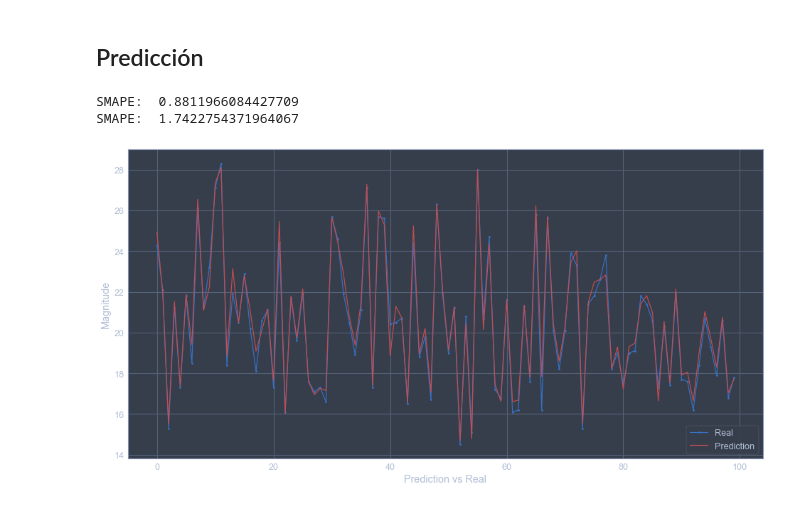
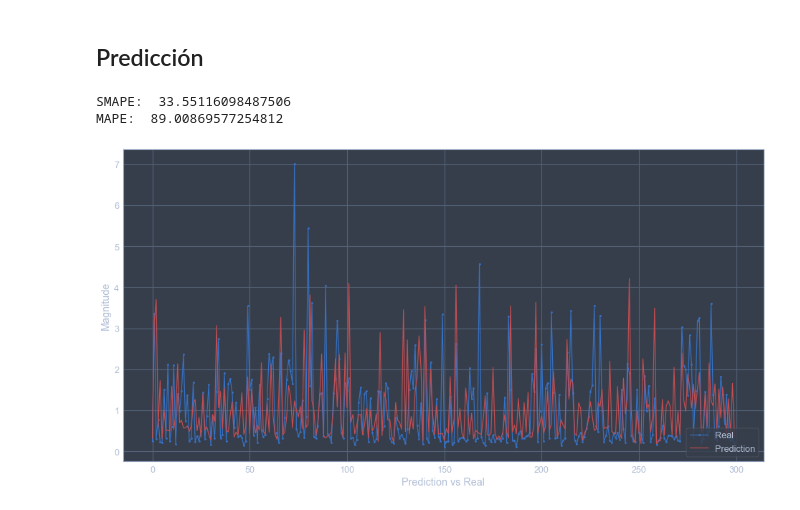
Before and after one commit to Miguel-RM/Proyecto-Final, a Jupyter notebook: Estructura.ipynb, the cells around one changed output. Drawn from its saved outputs; the diff is of its cells as text; code cells hidden in the pictures.

```diff
--- a/Estructura.ipynb
+++ b/Estructura.ipynb
@@ -21,13 +28,13 @@ m = 7
 # %% [markdown]
 ## Lectura de datos
 # %%
-matrizDiseño = pd.read_csv('Matrices de diseño/1_temperature_Matrix.csv')
-#matrizDiseño = pd.read_csv('Matrices de diseño/2_temperature_subsampled_Matrix.csv')
-#matrizDiseño = pd.read_csv('Matrices de diseño/3_passengers_Matrix.csv') XXXX
-#matrizDiseño = pd.read_csv('Matrices de diseño/4_irradiance_Matrix.csv') XXXX
-#matrizDiseño = pd.read_csv('Matrices de diseño/5_irradiance_subsampled_Matrix.csv') XXXX
-#matrizDiseño = pd.read_csv('Matrices de diseño/6_sunspots_Matrix.csv')
-#matrizDiseño = pd.read_csv('Matrices de diseño/7_distribution_subsampled_norm_Matrix.csv')
-#matrizDiseño = pd.read_csv('Matrices de diseño/8_active_power_Matrix.csv')
+#matrizDiseño = pd.read_csv('MatDis/1_temperature_Matrix.csv')
+#matrizDiseño = pd.read_csv('MatDis/2_temperature_subsampled_Matrix.csv')
+#matrizDiseño = pd.read_csv('MatDis/3_passengers_Matrix.csv')
+#matrizDiseño = pd.read_csv('MatDis/4_irradiance_Matrix.csv')
+#matrizDiseño = pd.read_csv('MatDis/5_irradiance_subsampled_Matrix.csv')
+#matrizDiseño = pd.read_csv('MatDis/6_sunspots_Matrix.csv')
+#matrizDiseño = pd.read_csv('MatDis/7_distribution_subsampled_norm_Matrix.csv')
+matrizDiseño = pd.read_csv('MatDis/8_active_power_Matrix.csv')
 matrizDiseño.shape
 # %% [output]
@@ -35,7 +42,7 @@ matrizDiseño.shape
 # %% [markdown]
 ## División y estandarización de datos
 # %%
-scaler, X_train, X_val, X_test, y_train, y_val, y_test=generateSets(matrizDiseño, 0.3, 0.2)
+X_train, X_val, X_test, y_train, y_val, y_test=generateSets(matrizDiseño, 0.3, 0.2)
 # %% [markdown]
 ## Ruido (en las pruebas que sea necesario)
 # %%
@@ -43,10 +50,10 @@ X_train_e, y_train_e = trainNoise(X_train.copy(), y_train.copy(), 45, 4)
 # %% [markdown]
 ## MLP
 # %%
-neuronas = [128,256,256,128]   # Número de neuronas por capa
-activations = ['relu', 'relu', 'relu', 'sigmoid'] # funciónes de activación de cada capa
+neuronas = [128,256, 512, 512, 256, 128]   # Número de neuronas por capa
+activations = ['relu', 'relu', 'relu', 'relu', 'relu', 'sigmoid'] # funciónes de activación de cada capa
 
-model = modMLP(neuronas, activations, m, 0.001)
+model = modMLP(neuronas, activations, m)
 # %% [output]
 WARNING:tensorflow:From C:\Users\MARM\Anaconda3\envs\tensorflow-gpu\lib\site-packages\tensorflow_core\python\ops\resource_variable_ops.py:1630: calling BaseResourceVariable.__init__ (from tensorflow.p ...
 Instructions for updating:
@@ -96,17 +106,21 @@ plotHistory(history)
 # %%
 y_predic= model.predict(X_test)
 
-y_p = scaler.inverse_transform(y_predic)
-y_t = scaler.inverse_transform(y_test)
+y_p = y_predic * vari + media
+y_t = y_test * vari + media
+
+#y_p = scaler.inverse_transform(y_predic)
+#y_t = scaler.inverse_transform(y_test)
+#y_p.min()
 # %%
 print("SMAPE: ",sMAPE(y_t, y_p))
-print("SMAPE: ",mAPE(y_t, y_p))
+print("MAPE: ",mAPE(y_t, y_p))
 # %% [output]
-SMAPE:  0.8811966084427709
-SMAPE:  1.7422754371964067
+SMAPE:  33.55116098487506
+MAPE:  89.00869577254812
 # %%
-graphPrediction(y_t, y_p, 100)
+graphPrediction(y_t, y_p, 300)
 # %% [output]
-[figure, old version]
+[figure, new version]
 # %%
 model.save('modelo.h5')
```
Also changed, not shown: parts of 9 cells of this notebook, 16 other files.
